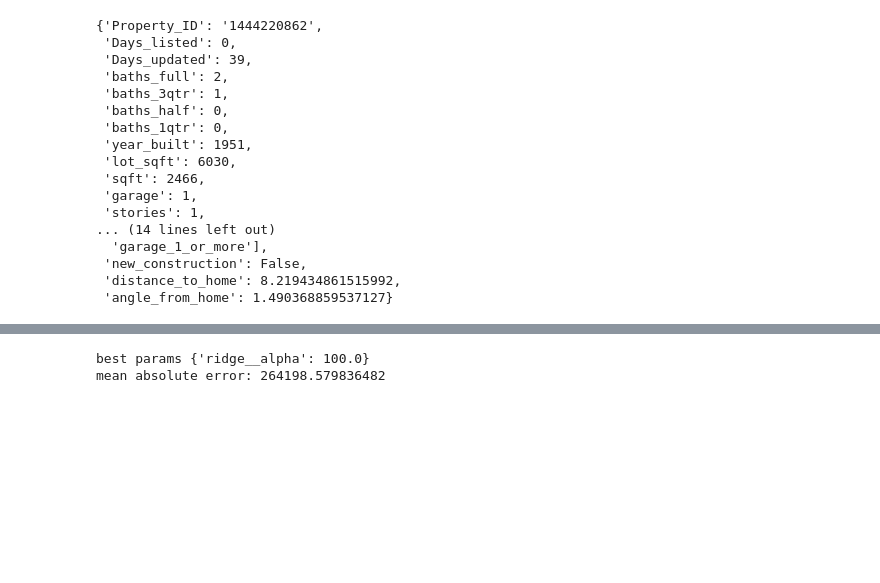
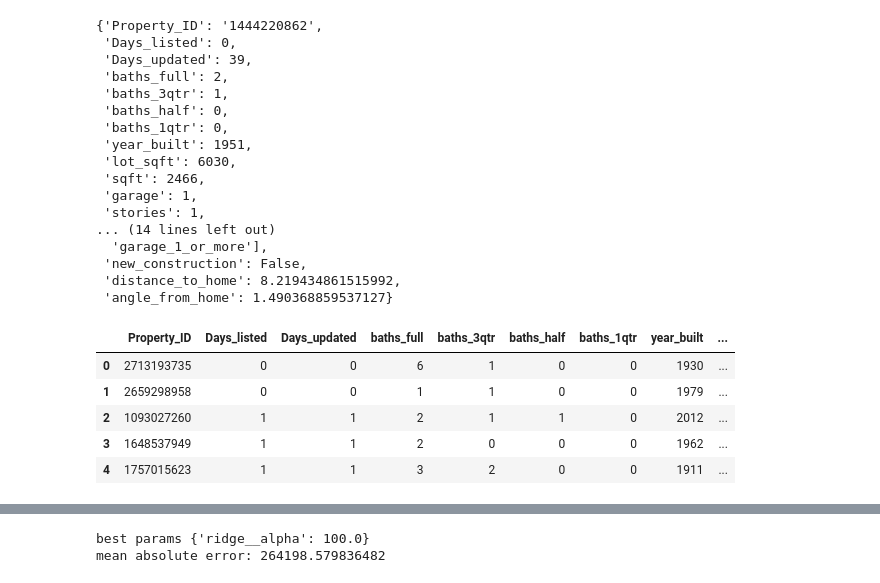
Before and after one commit to AndrewCoogan/BHU, a Jupyter notebook: Housing API Playground.ipynb, the cells around one changed output, grey strips where cells are left out. Saved outputs shown, nothing was run; the diff lists cells and outputs as text; code cells hidden in the pictures; blank space fills up the shorter version.

```diff
--- a/Housing API Playground.ipynb
+++ b/Housing API Playground.ipynb
@@ -138,3 +141,12 @@ test_targets = list(map(fg.targets.__getitem__, test_indicies))
+# %%
+ToDataFrame().fit_transform(train_features).head()
+# %% [output]
+|  | Property_ID | Days_listed | Days_updated | baths_full | baths_3qtr | baths_half | baths_1qtr | year_built | ... |
+| 0 | 2713193735 | 0 | 0 | 6 | 1 | 0 | 0 | 1930 | ... |
+| 1 | 2659298958 | 0 | 0 | 1 | 1 | 0 | 0 | 1979 | ... |
+| 2 | 1093027260 | 1 | 1 | 2 | 1 | 1 | 0 | 2012 | ... |
+| 3 | 1648537949 | 1 | 1 | 2 | 0 | 0 | 0 | 1962 | ... |
+| 4 | 1757015623 | 1 | 1 | 3 | 2 | 0 | 0 | 1911 | ... |
 # %%
 '''
 Days Listed - Linear
```
Also changed, not shown: parts of 11 cells of this notebook, 1 other file.
